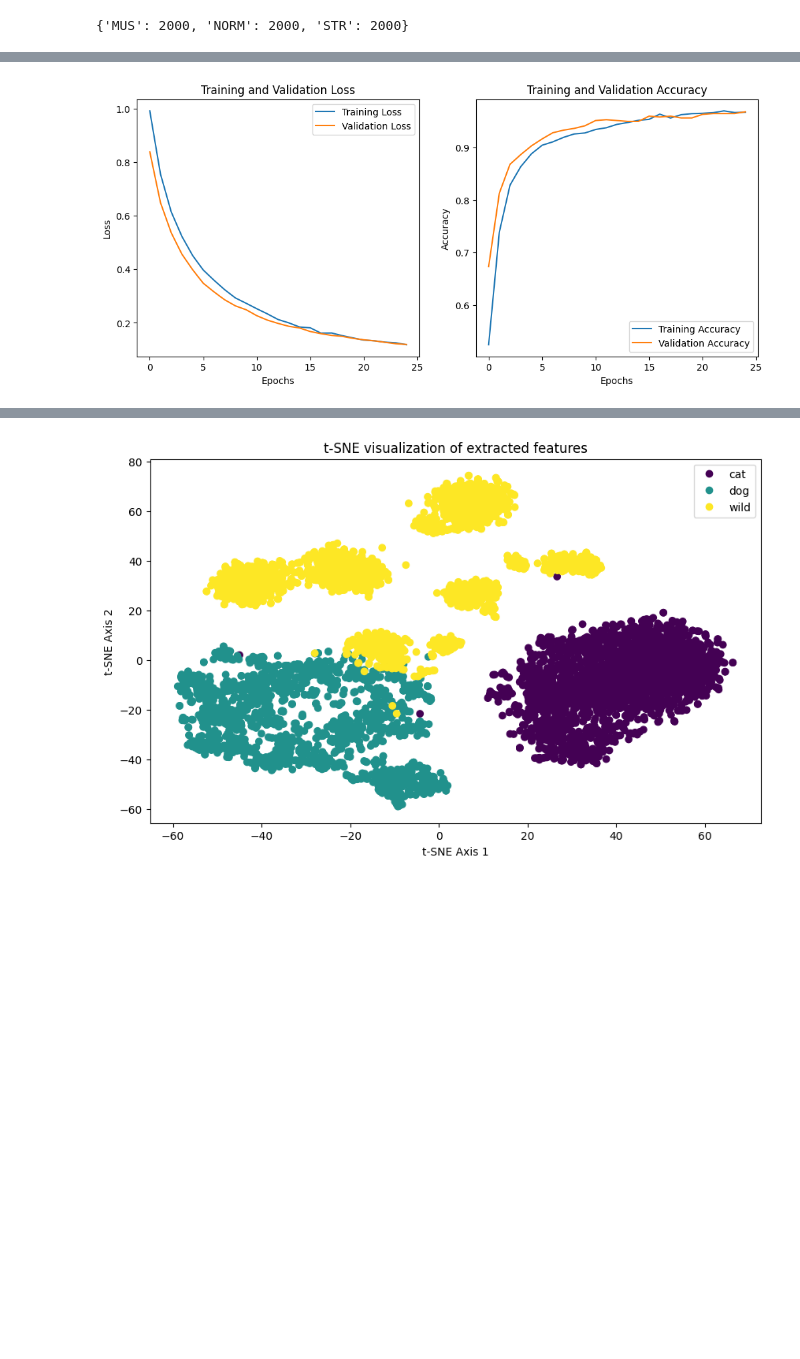
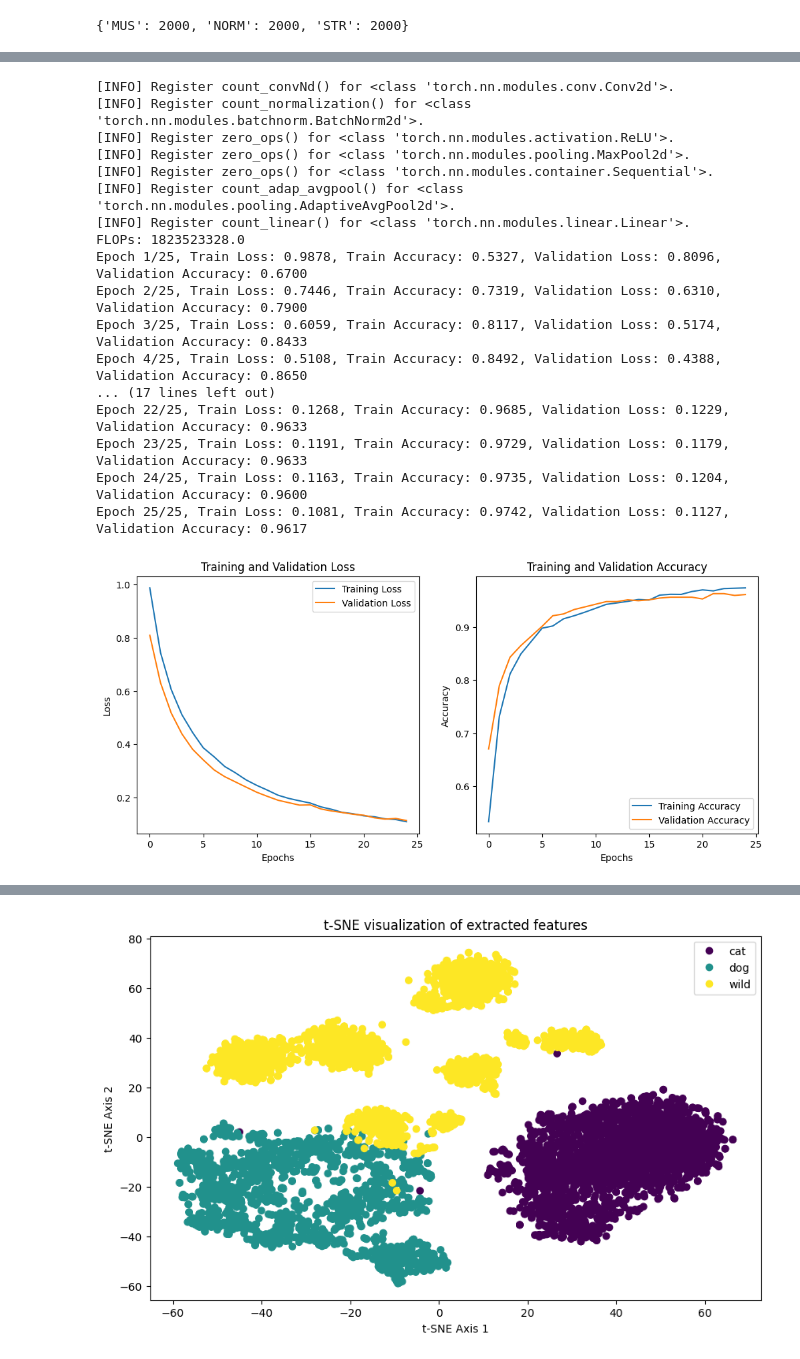
Before and after one commit to varun30300/Comp6321_Project, a Jupyter notebook: Task 2/pre-trained-model.ipynb, the cells around one changed output, grey strips where cells are left out. Cells and saved outputs as stored; diff of their text form; code cells hidden in the pictures; blank space fills up the shorter version.

```diff
--- a/Task 2/pre-trained-model.ipynb
+++ b/Task 2/pre-trained-model.ipynb
@@ -121,6 +134,11 @@ device = torch.device('cuda' if torch.cuda.is_available() else 'cpu')
 model = resnet18(pretrained=True)
 model.fc = nn.Linear(model.fc.in_features, len(classes))
 model = model.to(device)
+
+from thop import profile
+input = torch.randn(1, 3, 224, 224).to(device)
+flops, params = profile(model, inputs=(input,))
+print(f"FLOPs: {flops}")
 
 # Define loss function and optimizer
 criterion = nn.CrossEntropyLoss()
@@ -217,4 +219,21 @@ Epoch 25/25, Train Loss: 0.1181, Train Accuracy: 0.9675, Validation Loss: 0.1190
+[INFO] Register count_convNd() for <class 'torch.nn.modules.conv.Conv2d'>.
+[INFO] Register count_normalization() for <class 'torch.nn.modules.batchnorm.BatchNorm2d'>.
+[INFO] Register zero_ops() for <class 'torch.nn.modules.activation.ReLU'>.
+[INFO] Register zero_ops() for <class 'torch.nn.modules.pooling.MaxPool2d'>.
+[INFO] Register zero_ops() for <class 'torch.nn.modules.container.Sequential'>.
+[INFO] Register count_adap_avgpool() for <class 'torch.nn.modules.pooling.AdaptiveAvgPool2d'>.
+[INFO] Register count_linear() for <class 'torch.nn.modules.linear.Linear'>.
+FLOPs: 1823523328.0
+Epoch 1/25, Train Loss: 0.9878, Train Accuracy: 0.5327, Validation Loss: 0.8096, Validation Accuracy: 0.6700
+Epoch 2/25, Train Loss: 0.7446, Train Accuracy: 0.7319, Validation Loss: 0.6310, Validation Accuracy: 0.7900
+Epoch 3/25, Train Loss: 0.6059, Train Accuracy: 0.8117, Validation Loss: 0.5174, Validation Accuracy: 0.8433
+Epoch 4/25, Train Loss: 0.5108, Train Accuracy: 0.8492, Validation Loss: 0.4388, Validation Accuracy: 0.8650
+... (17 lines left out)
+Epoch 22/25, Train Loss: 0.1268, Train Accuracy: 0.9685, Validation Loss: 0.1229, Validation Accuracy: 0.9633
+Epoch 23/25, Train Loss: 0.1191, Train Accuracy: 0.9729, Validation Loss: 0.1179, Validation Accuracy: 0.9633
+Epoch 24/25, Train Loss: 0.1163, Train Accuracy: 0.9735, Validation Loss: 0.1204, Validation Accuracy: 0.9600
+Epoch 25/25, Train Loss: 0.1081, Train Accuracy: 0.9742, Validation Loss: 0.1127, Validation Accuracy: 0.9617
-[figure, old version]
+[figure, new version]
 # %%
 #test set evaluation for pretrained model
 model.eval()
```
Also changed, not shown: parts of 5 cells of this notebook.
